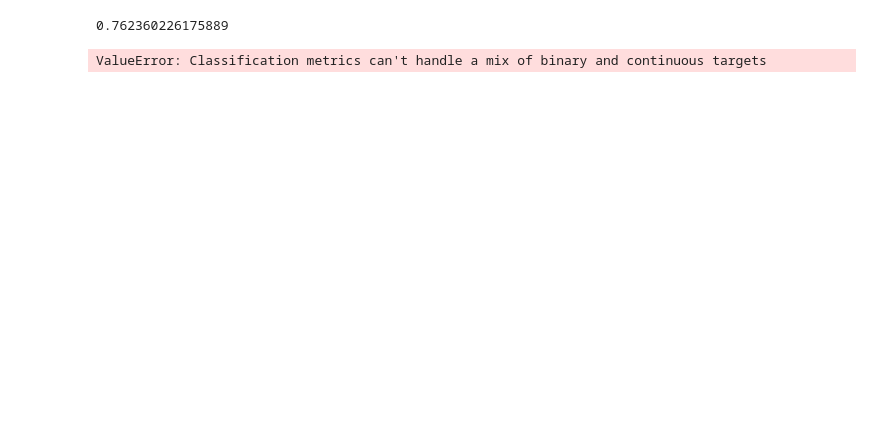
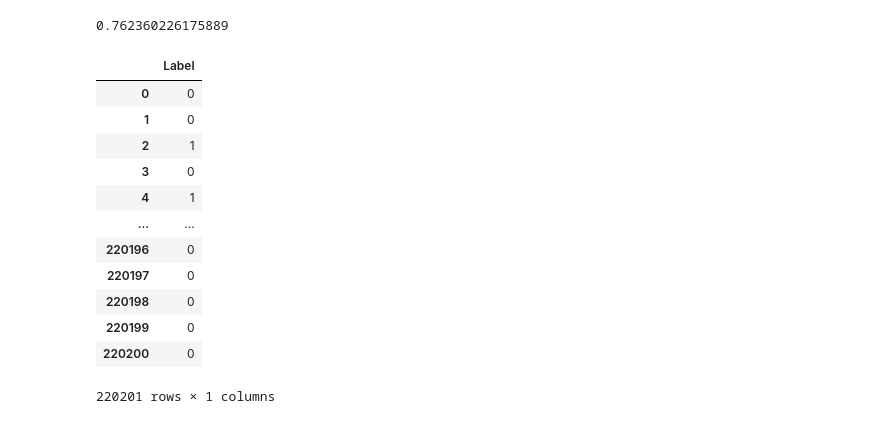
Before and after one commit to MaciejMomot/TweetsMachineLearning, a Jupyter notebook: code/budowa_krok_7_2.ipynb, the cells around one changed output. Drawn from its saved outputs; the diff is of its cells as text; code cells hidden in the pictures; blank space fills up the shorter version.

```diff
--- a/code/budowa_krok_7_2.ipynb
+++ b/code/budowa_krok_7_2.ipynb
@@ -783,7 +783,6 @@ testing_padded = pad_sequences(testing_sequences,
 training_padded = np.array(training_padded)
 training_labels = np.array(training_labels)
 testing_padded = np.array(testing_padded)
-testing_labels_df = testing_labels
 testing_labels = np.array(testing_labels)
 # %%
 # creating the model
@@ -854,7 +853,19 @@ gini = 2 * auc - 1
 gini
 # %% [output]
 0.762360226175889
-# %%
-plot_cm(testing_labels_df, pred)
-# %% [output]
-ValueError: Classification metrics can't handle a mix of binary and continuous targets
+# %%
+testing_labels_df
+# %% [output]
+|  | Label |
+| 0 | 0 |
+| 1 | 0 |
+| 2 | 1 |
+| 3 | 0 |
+| 4 | 1 |
+| ... | ... |
+| 220196 | 0 |
+| 220197 | 0 |
+| 220198 | 0 |
+| 220199 | 0 |
+| 220200 | 0 |
+220201 rows × 1 columns
```
Also changed, not shown: parts of 3 cells of this notebook.
